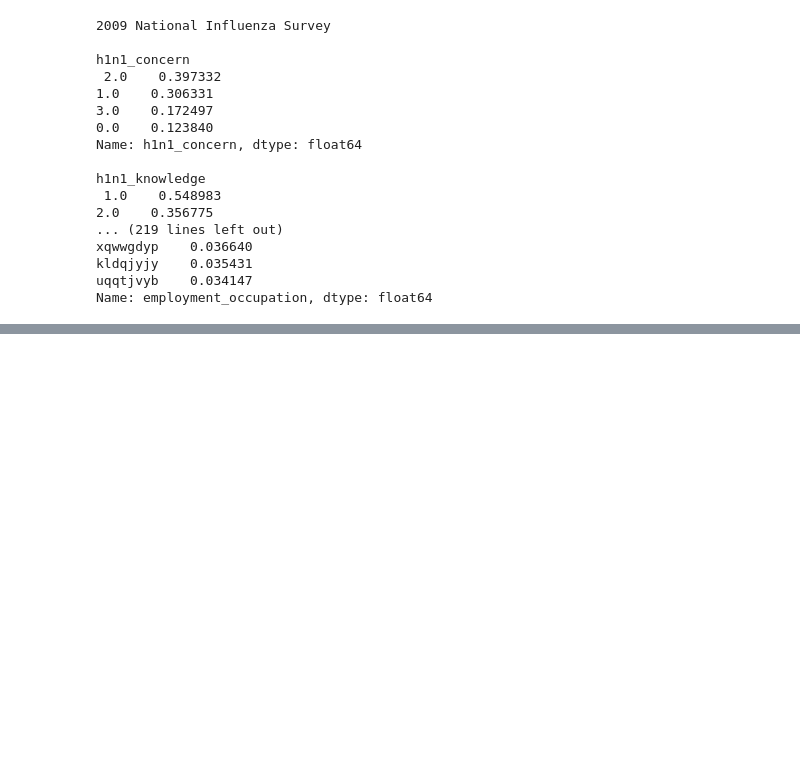
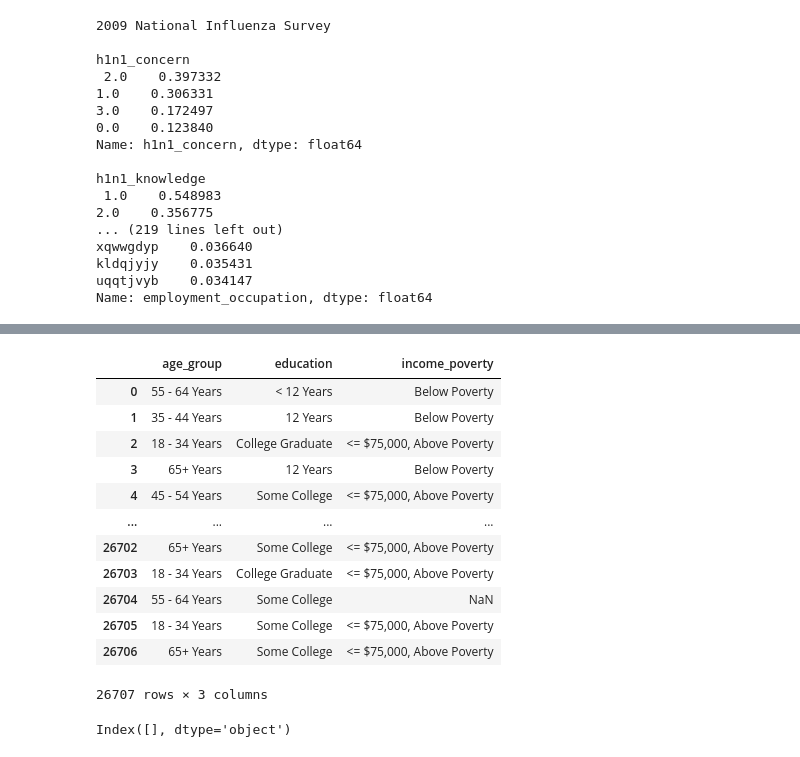
Before and after one commit to kjspring/dsc-phase-3-project-v2-3, a Jupyter notebook: Untitled.ipynb, the cells around one changed output, grey strips where cells are left out. Drawn from its saved outputs; the diff is of its cells as text; code cells hidden in the pictures; blank space fills up the shorter version.

```diff
--- a/Untitled.ipynb
+++ b/Untitled.ipynb
@@ -311,0 +312,25 @@ data_features.describe(include='all').apply(lambda s: s.apply(lambda x: format(x
+# %%
+print(f'''
+There are {data['household_children'].isna().sum()} missing data in household_children
+and {data['household_adults'].isna().sum()} missing data in household_adults
+''')
+print('Is there overlap with these missing data?')
+
+overlap_no_adult_child = len(data[(data['household_adults'].isna()) & (data['household_children'].isna())])
+
+print(f'''
+There are {overlap_no_adult_child} overlap in missing data in household_children
+and household_adults.
+''')
+
+# Replace NA in household_adult and household_children with 0
+data['household_adults'].fillna(value=0, inplace=True)
+data['household_children'].fillna(value=0, inplace=True)
+
+# Check to see if updated missing values
+overlap_no_adult_child = len(data[(data['household_adults'].isna()) & (data['household_children'].isna())])
+
+print(f'''
+There are now {overlap_no_adult_child} overlap in missing data in household_children
+and household_adults.
+''')
@@ -311,0 +349,39 @@ data_features.describe(include='all').apply(lambda s: s.apply(lambda x: format(x
+# %%
+ordinal_df = data[['age_group', 'education', 'income_poverty']]
+ordinal_df
+# %% [output]
+|  | age_group | education | income_poverty |
+| 0 | 55 - 64 Years | < 12 Years | Below Poverty |
+| 1 | 35 - 44 Years | 12 Years | Below Poverty |
+| 2 | 18 - 34 Years | College Graduate | <= $75,000, Above Poverty |
+| 3 | 65+ Years | 12 Years | Below Poverty |
+| 4 | 45 - 54 Years | Some College | <= $75,000, Above Poverty |
+| ... | ... | ... | ... |
+| 26702 | 65+ Years | Some College | <= $75,000, Above Poverty |
+| 26703 | 18 - 34 Years | College Graduate | <= $75,000, Above Poverty |
+| 26704 | 55 - 64 Years | Some College | NaN |
+| 26705 | 18 - 34 Years | Some College | <= $75,000, Above Poverty |
+| 26706 | 65+ Years | Some College | <= $75,000, Above Poverty |
+26707 rows × 3 columns
+# %%
+# Encode ordinal and nominal data
+
+# Ordinal Data
+# extract columns with ordinal data
+ordinal_df = data[['age_group', 'education', 'income_poverty']]
+
+# Nominal data
+# extract columns with nominal data
+not_ordinal_df = data.loc[:, data.columns.isin([ordinal_cols])]
+not_ordinal.columns
+#nom_cols = not_ordinal.select_dtypes(include=['object']).columns
+#print(nom_cols)
+
+# discrete data
+# binary data
+# source https://stackoverflow.com/questions/32982034/which-columns-are-binary-in-a-pandas-dataframe
+#bool_cols = [col for col in data
+#             if np.isin(data[col].dropna().unique(), [0, 1]).all()][:-1]
+#print(bool_cols)
+# %% [output]
+Index([], dtype='object')
```
Also changed, not shown: parts of 29 cells of this notebook.
